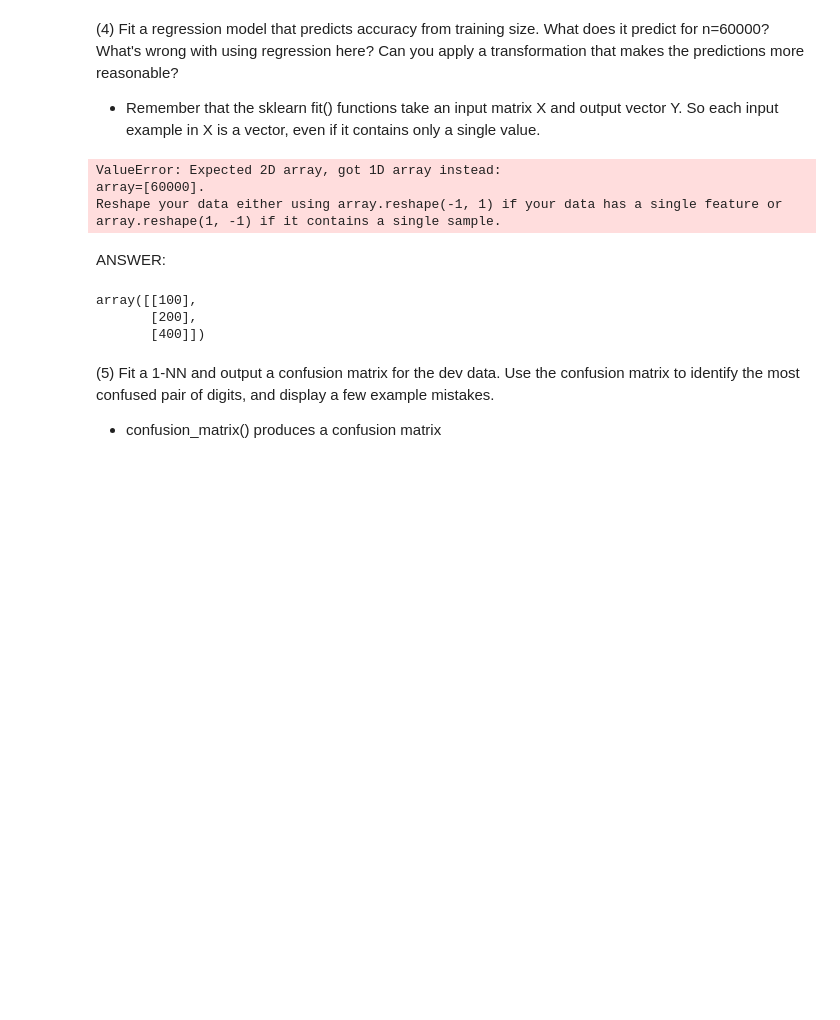
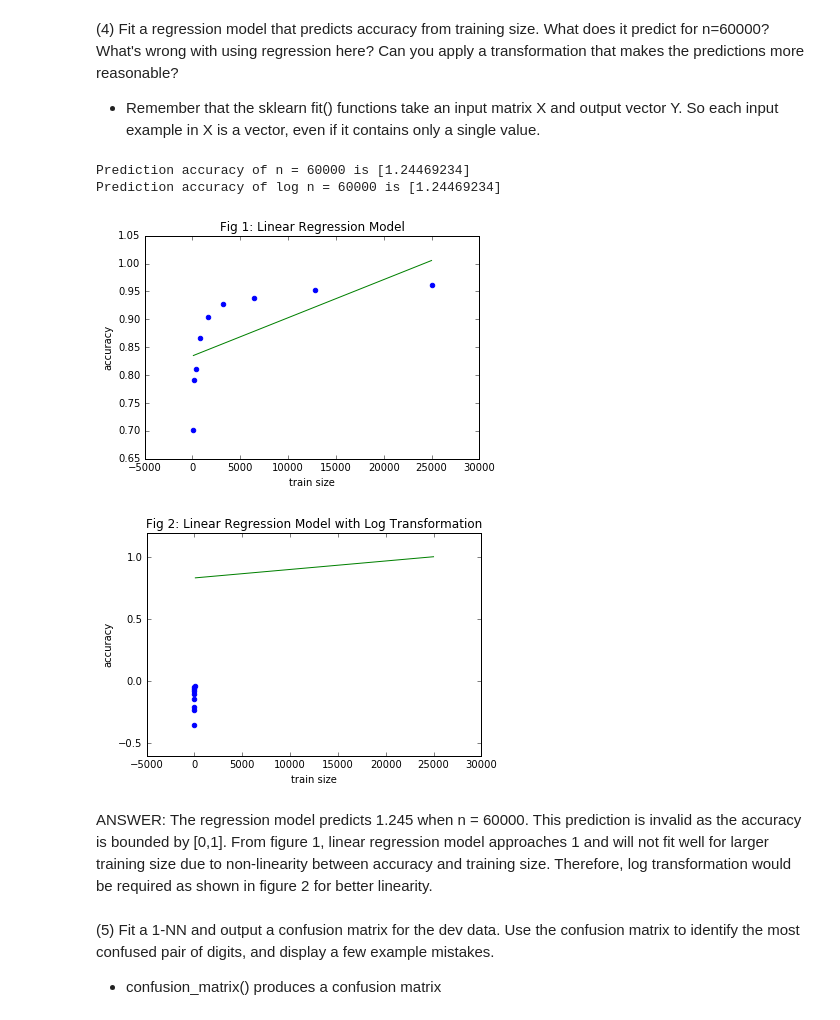
Before and after one commit to jjpeh/W207, a Jupyter notebook: Project/Project1/JunJun_Peh_p1.ipynb, the cells around one changed output. Saved outputs shown, nothing was run; the diff lists cells and outputs as text; code cells hidden in the pictures; blank space fills up the shorter version.

```diff
--- a/Project/Project1/JunJun_Peh_p1.ipynb
+++ b/Project/Project1/JunJun_Peh_p1.ipynb
@@ -209,46 +221,59 @@ Prediction time with train size  = 400 is 0.5650 s
 # %%
 def P4(train_sizes):
 
 ### STUDENT START ###
     n = 60000
     t_train_sizes = np.array(train_sizes).reshape(len(train_sizes),1)
-    t_accuracy = np.array(accuracies)#.reshape(len(accuracies),1)
+    t_accuracy = np.array(accuracies)
 
     # linear regression model
     regress = LinearRegression()
     regress.fit(t_train_sizes, t_accuracy)
     regress_predict = regress.predict(t_train_sizes)
 
     # predict for n=60000
-    # regress_60k = regress.predict([60000])
-    print(regress.predict(np.array([60000])))
-    # print("Prediction accuracy of n = 60000 is {}".format(regress_60k))
+    regress_60k = regress.predict(np.array(60000).reshape(1,1))
+    print("Prediction accuracy of n = 60000 is {}".format(regress_60k))
 
-
+    #print(regress_predict)
 
 
     # Log transformation for new prediction
 
-
+    log_train_sizes = np.log(t_train_sizes)
+    log_accuracies = np.log(t_accuracy)
+    log_regress = LinearRegression()
+    log_regress.fit(log_train_sizes, log_accuracies)
+    log_regress_60k = regress.predict(np.array(60000).reshape(1,1))
+    print("Prediction accuracy of log n = 60000 is {}".format(log_regress_60k))
 
     #return(regress_predict)
+
+    # Plots
+    plt.figure(1)
+    plt.scatter(train_sizes, accuracies, color='blue')
+    plt.xlabel('train size')
+    plt.ylabel('accuracy')
+    plt.title('Fig 1: Linear Regression Model')
+    plt.plot(train_sizes,regress_predict, color='green')
+
+    plt.figure(2)
+    plt.scatter(log_train_sizes, log_accuracies, color='blue')
+    plt.xlabel('train size')
+    plt.ylabel('accuracy')
+    plt.title('Fig 2: Linear Regression Model with Log Transformation')
+    plt.plot(train_sizes,regress_predict, color='green')
 
 ### STUDENT END ###
 
 P4(train_sizes)
 # %% [output]
-ValueError: Expected 2D array, got 1D array instead:
-array=[60000].
-Reshape your data either using array.reshape(-1, 1) if your data has a single feature or array.reshape(1, -1) if it contains a single sample.
+Prediction accuracy of n = 60000 is [1.24469234]
+Prediction accuracy of log n = 60000 is [1.24469234]
+[figure, added]
+[figure, added]
-# %% [markdown]
-ANSWER:
-# %%
-t_train_sizes
-#np.array([[60000]])
-# %% [output]
-array([[100],
-       [200],
-       [400]])
+# %% [markdown]
+ANSWER: The regression model predicts 1.245 when n = 60000. This prediction is invalid as the accuracy is bounded by [0,1]. From figure 1, linear regression model approaches 1 and will not fit well for larger training size due to non-linearity between accuracy and training size. Therefore, log transformation would be required as shown in figure 2 for better linearity.
 # %% [markdown]
 (5) Fit a 1-NN and output a confusion matrix for the dev data. Use the confusion matrix to identify the most confused pair of digits, and display a few example mistakes.
 
```
Also changed, not shown: parts of 5 cells of this notebook.
